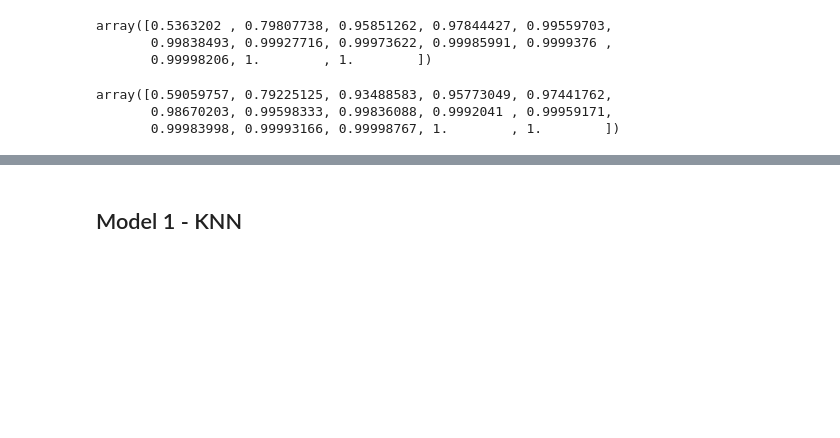
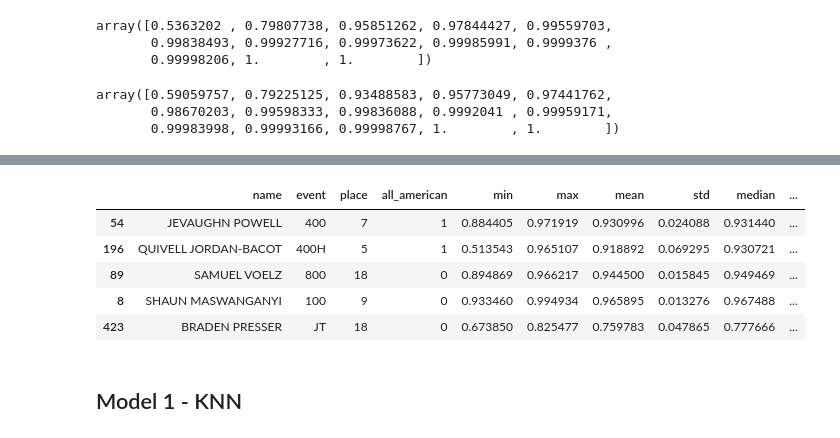
Before and after one commit to HybridNeos/TFRRS-API, a Jupyter notebook: part_3.ipynb, the cells around one changed output, grey strips where cells are left out. Cells and saved outputs as stored; diff of their text form; code cells hidden in the pictures; blank space fills up the shorter version.

```diff
--- a/part_3.ipynb
+++ b/part_3.ipynb
@@ -144,3 +203,12 @@ print(X_train.shape, X_test.shape)
+# %%
+df.iloc[[54, 196, 89, 8, 423]]
+# %% [output]
+|  | name | event | place | all_american | min | max | mean | std | median | ... |
+| 54 | JEVAUGHN POWELL | 400 | 7 | 1 | 0.884405 | 0.971919 | 0.930996 | 0.024088 | 0.931440 | ... |
+| 196 | QUIVELL JORDAN-BACOT | 400H | 5 | 1 | 0.513543 | 0.965107 | 0.918892 | 0.069295 | 0.930721 | ... |
+| 89 | SAMUEL VOELZ | 800 | 18 | 0 | 0.894869 | 0.966217 | 0.944500 | 0.015845 | 0.949469 | ... |
+| 8 | SHAUN MASWANGANYI | 100 | 9 | 0 | 0.933460 | 0.994934 | 0.965895 | 0.013276 | 0.967488 | ... |
+| 423 | BRADEN PRESSER | JT | 18 | 0 | 0.673850 | 0.825477 | 0.759783 | 0.047865 | 0.777666 | ... |
 # %% [markdown]
 ## Model 1 - KNN
 # %% [markdown]
```
Also changed, not shown: parts of 23 cells of this notebook.
